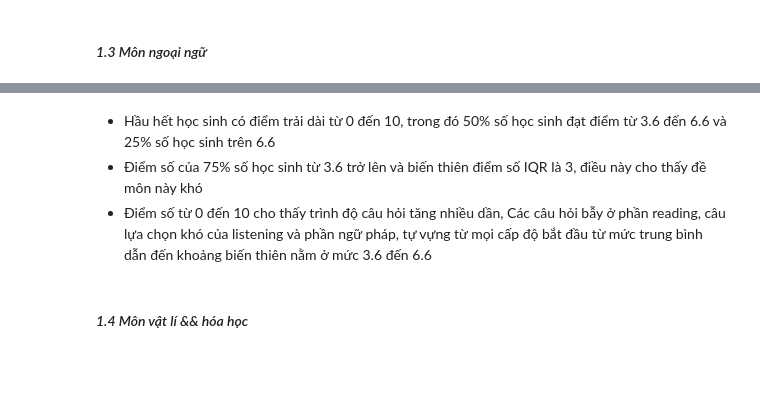
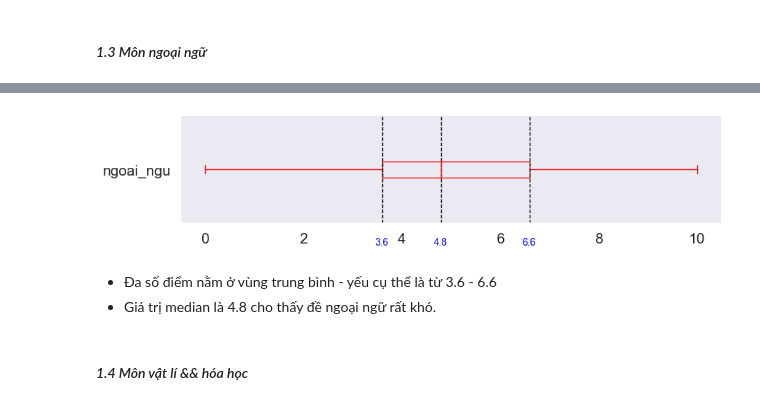
Before and after one commit to ntp-shin/Introduction_to_Data_Science, a Jupyter notebook: 1_Distribution.ipynb, the cells around one changed output, grey strips where cells are left out. Saved outputs shown, nothing was run; the diff lists cells and outputs as text; code cells hidden in the pictures; blank space fills up the shorter version.

```diff
--- a/1_Distribution.ipynb
+++ b/1_Distribution.ipynb
@@ -95,6 +83,16 @@ median:  4.8
-# %% [markdown]
- - Hầu hết học sinh có điểm trải dài từ 0 đến 10, trong đó 50% số học sinh đạt điểm từ 3.6 đến 6.6 và 25% số học sinh trên 6.6
-- Điểm số của 75% số học sinh từ 3.6 trở lên và biến thiên điểm số IQR là 3, điều này cho thấy đề môn này khó
-- Điểm số từ 0 đến 10 cho thấy trình độ câu hỏi tăng nhiều dần, Các câu hỏi bẫy ở phần reading, câu lựa chọn khó của listening và phần ngữ pháp, tự vựng từ mọi cấp độ bắt đầu từ mức trung bình dẫn đến khoảng biến thiên nằm ở mức 3.6 đến 6.6
+# %%
+ngoai_ngu = df['ngoai_ngu']
+arr_value = [ngoai_ngu.quantile(0.25), ngoai_ngu.quantile(0.5), ngoai_ngu.quantile(0.75)]
+boxplot = df.boxplot(column='ngoai_ngu', return_type='axes',
+                     grid=False, vert=False, figsize=(10, 2), fontsize=15, color='red')
+for i in arr_value:
+    plt.text(i - 0.15, 0.3, str(i), fontsize=10, color='blue')
+    plt.axvline(i, color='black', linestyle='--', linewidth=1)
+plt.show()
+# %% [output]
+[figure, added]
+# %% [markdown]
+- Đa số điểm nằm ở vùng trung bình - yếu cụ thể là từ 3.6 - 6.6
+- Giá trị median là 4.8 cho thấy đề ngoại ngữ rất khó.
 # %% [markdown]
 #### *1.4 Môn vật lí && hóa học*
```
Also changed, not shown: parts of 67 cells of this notebook.
